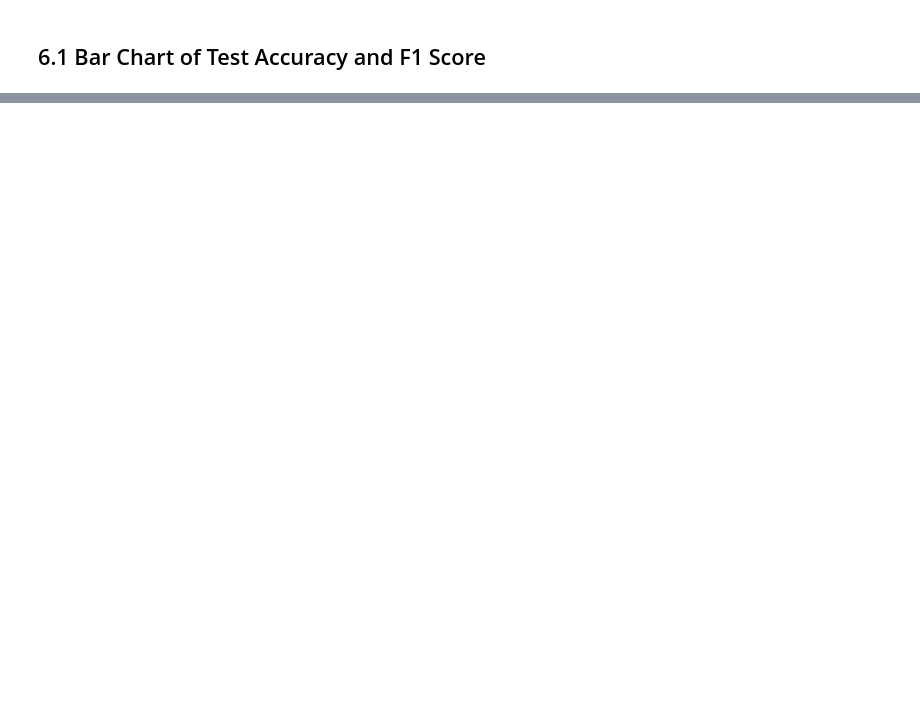
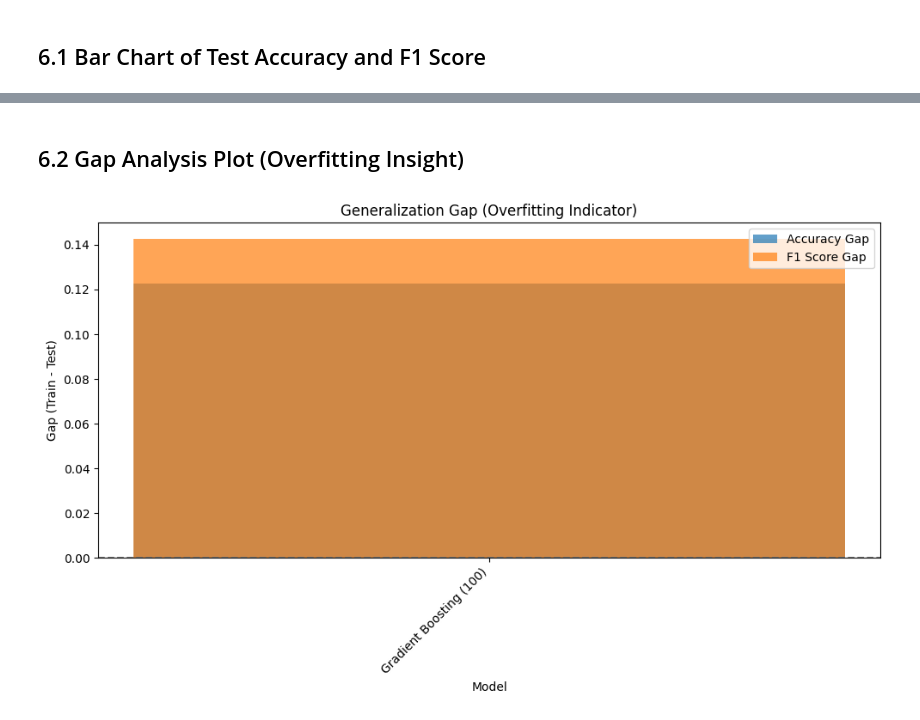
Before and after one commit to JBtallgrass/applied-ml-jballard, a Jupyter notebook: lab05/ensemble-jballard.ipynb, the cells around one changed output, grey strips where cells are left out. Saved outputs shown, nothing was run; the diff lists cells and outputs as text; code cells hidden in the pictures; blank space fills up the shorter version.

```diff
--- a/lab05/ensemble-jballard.ipynb
+++ b/lab05/ensemble-jballard.ipynb
@@ -366,2 +362,26 @@ Voting (RF + LR + KNN) with StandardScaler        0.914661       0.873362  0.896
 # %% [markdown]
 ## 6.1 Bar Chart of Test Accuracy and F1 Score
+# %%
+# Set figure size
+plt.figure(figsize=(10, 6))
+
+# Plot both Test Accuracy and Test F1 Score
+x = results_df_sorted["Model"]
+acc = results_df_sorted["Test Accuracy"]
+f1 = results_df_sorted["Test F1"]
+
+bar_width = 0.4
+index = range(len(x))
+
+plt.bar(index, acc, bar_width, label="Test Accuracy")
+plt.bar([i + bar_width for i in index], f1, bar_width, label="Test F1 Score")
+
+plt.xlabel("Model")
+plt.ylabel("Score")
+plt.title("Model Performance Comparison: Test Accuracy vs Test F1 Score")
+plt.xticks([i + bar_width / 2 for i in index], x, rotation=45, ha="right")
+plt.ylim(0, 1)
+plt.legend()
+plt.tight_layout()
+plt.savefig(os.path.join(output_dir, "model_comparison-AccuracyF1.png"))
+plt.show()
@@ -367,0 +390,24 @@ Voting (RF + LR + KNN) with StandardScaler        0.914661       0.873362  0.896
+# %% [markdown]
+## 6.2 Gap Analysis Plot (Overfitting Insight)
+# %%
+#Visulaize the difference betweeen Train and Test Performance
+plt.figure(figsize=(10, 6))
+
+# Plot both Accuracy Gap and F1 Score Gap
+gap_acc = results_df_sorted["Accuracy Gap"]
+gap_f1 = results_df_sorted["F1 Score Gap"]
+
+plt.bar(x, gap_acc, label="Accuracy Gap", alpha=0.7)
+plt.bar(x, gap_f1, label="F1 Score Gap", alpha=0.7)
+
+plt.xlabel("Model")
+plt.ylabel("Gap (Train - Test)")
+plt.title("Generalization Gap (Overfitting Indicator)")
+plt.xticks(rotation=45, ha="right")
+plt.axhline(0, color='gray', linestyle='--')
+plt.legend()
+plt.tight_layout()
+plt.savefig(os.path.join(output_dir, "model_comparison-Gap.png"))
+plt.show()
+# %% [output]
+[figure, added]
```
Also changed, not shown: parts of 20 cells of this notebook, 9 other files.
